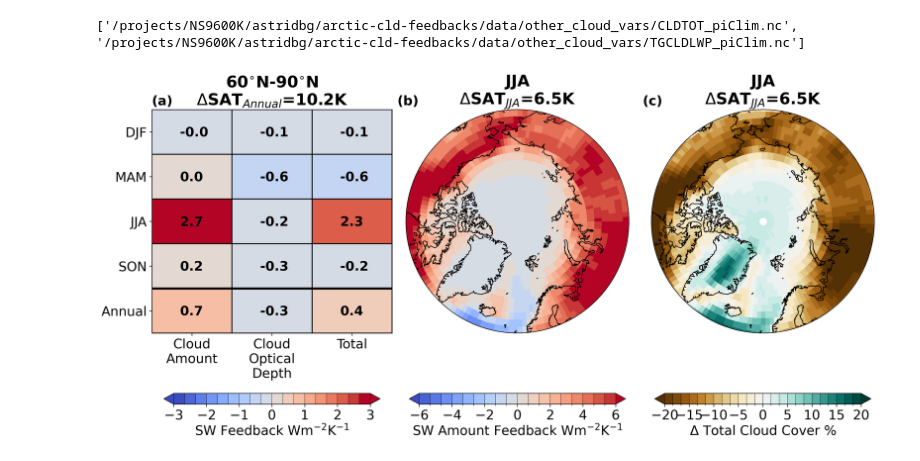
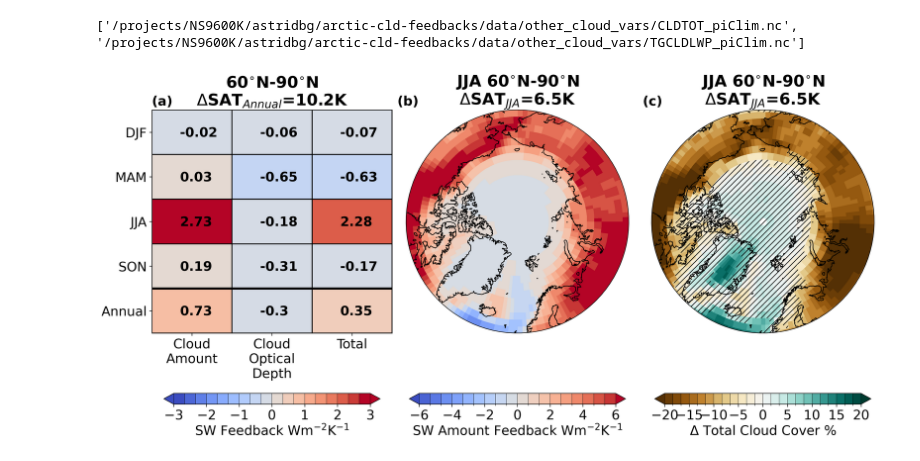
Before and after one commit to astridbg/arctic-cloud-feedbacks, a Jupyter notebook: Fig1_final.ipynb, the cells around one changed output. Drawn from its saved outputs; the diff is of its cells as text; code cells hidden in the pictures.

```diff
--- a/Fig1_final.ipynb
+++ b/Fig1_final.ipynb
@@ -101,8 +101,9 @@ print(cloud_files)
 cloud_ds = xr.open_mfdataset(cloud_files)
 
 cloud_slice = cloud_ds.sel(time=tslice)
-piClim_cloud = cloud_slice.groupby('time.month').mean('time')
-piClim_cloud = piClim_cloud.rename({'month':'time'})
+piClim_cloud = cloud_slice.groupby('time.season').mean('time')
+piClim_cloud_std = cloud_slice.groupby('time.season').std('time')
+piClim_cloud = piClim_cloud.rename({'season':'time'})
 # %% [output]
 ['/projects/NS9600K/astridbg/arctic-cld-feedbacks/data/other_cloud_vars/CLDTOT_piClim.nc', '/projects/NS9600K/astridbg/arctic-cld-feedbacks/data/other_cloud_vars/TGCLDLWP_piClim.nc']
 # %%
@@ -198,13 +198,11 @@ temp_t_avg = [] # for temperature
 
 feedbacks_seasons = feedbacks.groupby('time.season').mean('time')
 for season in seasons:
-    cloud_i = functions.computeSeasonalMean(ds_cloud.sel(period=period),season=season)
-    cloud_piClim_i = functions.computeSeasonalMean(piClim_cloud,season=season)
     dT_i = functions.computeSeasonalMean(ds_dT.sel(period=period),season=season)
 
     feedbacks_t_avg.append(feedbacks_seasons.sel(season=season).drop_vars('season'))
-    cloud_t_avg.append(cloud_i)
-    cloud_piClim_t_avg.append(cloud_piClim_i)
+    cloud_t_avg.append(ds_cloud.sel(time=season, period=period).drop_vars('time'))
+    cloud_piClim_t_avg.append(piClim_cloud.sel(time=season).drop_vars('time'))
     temp_t_avg.append(dT_i)
 feedbacks_t_avg.append(feedbacks.mean('time'))
 cloud_t_avg.append(ds_cloud.sel(period=period).mean('time'))
@@ -240,7 +238,6 @@ ax3 = fig.add_subplot(1, 3, 3, projection=ccrs.Orthographic(0, 90))
 co2_conc='4xCO2'
 ax = axs['(a)']
 d_SAT = temp_Arctic['tas'].sel(time='Annual',co2_conc=co2_conc).values
-ax.set_title('60$^{\circ}$N-90$^{\circ}$N'+'\n$\Delta$SAT$_{Annual}$='+str(np.round(d_SAT,1))+'K', fontsize=22,fontweight='bold')
 feedbacks_i = feedbacks_Arctic.sel(co2_conc=co2_conc).to_dataarray()
 X = np.arange(len(components))
 Y = np.arange(len(feedbacks_Arctic.time))
@@ -252,12 +249,10 @@ ax.set_yticks(np.arange(len(feedbacks_Arctic.time)))
 ax.set_yticklabels(feedbacks_Arctic.time.values, fontsize=18)
 for x in X:
     for y in Y:
-        ax.text(x-0.15, y+0.1, str(np.round(float(feedbacks_i[x][y]),1)), fontsize=18, fontweight='bold')
+        ax.text(x-0.15, y+0.1, str(np.round(float(feedbacks_i[x][y]),2)), fontsize=18, fontweight='bold')
 ax.invert_yaxis()
+ax.set_title('60$^{\circ}$N-90$^{\circ}$N'+'\n$\Delta$SAT$_{Annual}$='+str(np.round(d_SAT,1))+'K', fontsize=22,fontweight='bold')
 
-#cax,kw = mpl.colorbar.make_axes(ax)
-#cb = plt.colorbar(cmap, cax=cax, **kw, ticks=[-3,-2,-1,0,1,2,3],drawedges=True,extend='both')
-#cb = plt.colorbar(map, cax=cax, location='bottom', ticks=[-3,-2,-1,0,1,2,3], drawedges=True,extend='both')
 cb = fig.colorbar(cmap, ax=ax, location='bottom', ticks=[-3,-2,-1,0,1,2,3], drawedges=True,extend='both',shrink=0.9)
 
 cb.set_label(label='SW Feedback Wm$^{-2}$K$^{-1}$',fontsize=18)
@@ -272,52 +267,41 @@ for ax,co2_conc in zip([ax2], ['4xCO2']):
                                         cmap='coolwarm', levels=levels,
                                         add_colorbar=False)
     d_SAT_JJA = temp_Arctic['tas'].sel(time='JJA',co2_conc=co2_conc).values
-    ax.set_title('JJA'+'\n$\Delta$SAT$_{JJA}$='+str(np.round(d_SAT_JJA,1))+'K', fontsize=22,fontweight='bold')
+    ax.set_title('JJA 60$^{\circ}$N-90$^{\circ}$N'+'\n$\Delta$SAT$_{JJA}$='+str(np.round(d_SAT_JJA,1))+'K', fontsize=22,fontweight='bold')
 
-    #gl = ax.gridlines(draw_labels=True,linewidth=2,color='black')
-    #gl.xlocator = mticker.FixedLocator([])
-    #gl.ylocator = mticker.FixedLocator([60])
     ax.coastlines()
 
-#cax,kw = mpl.colorbar.make_axes([ax for ax in [ax2]])
-#cb = plt.colorbar(map, cax=cax, **kw, ticks=[-6,-4,-2,0,2,4,6],drawedges=True)
-#cb = plt.colorbar(map, cax=cax, location='bottom', ticks=[-6,-4,-2,0,2,4,6], drawedges=True)
 cb = fig.colorbar(map, ax=ax, location='bottom', ticks=[-6,-4,-2,0,2,4,6], drawedges=True,shrink=0.9)
 
 cb.set_label(label='SW Amount Feedback Wm$^{-2}$K$^{-1}$',fontsize=18)
 cb.ax.tick_params(labelsize=18)
 
 # Row 3: spatial distribution of cloud cover change
 levels=np.linspace(-20,20,25)
-#levels=np.linspace(-3,3,25)
 for ax,co2_conc in zip([ax3], ['4xCO2']):
     functions.polarCentral_set_latlim([60,90], ax)
     data = cloud_t_avg['CLDTOT'].sel(time='JJA',co2_conc=co2_conc) - cloud_piClim_t_avg['CLDTOT'].sel(time='JJA') # Get cloud fraction change from pre-industrial climate
     data = data*100 # Convert cloud fraction to percentage
     map = data.plot.pcolormesh(ax=ax, transform=ccrs.PlateCarree(),
                                         cmap='BrBG',levels=levels,
                                         add_colorbar=False)
     d_SAT_JJA = temp_Arctic['tas'].sel(time='JJA',co2_conc=co2_conc).values
-    ax.set_title('JJA'+'\n$\Delta$SAT$_{JJA}$='+str(np.round(d_SAT_JJA,1))+'K', fontsize=22,fontweight='bold')
-
-    #gl = ax.gridlines(draw_labels=True,linewidth=2,color='black')
-    #gl.xlocator = mticker.FixedLocator([])
-    #gl.ylocator = mticker.FixedLocator([60])
+    ax.set_title('JJA 60$^{\circ}$N-90$^{\circ}$N'+'\n$\Delta$SAT$_{JJA}$='+str(np.round(d_SAT_JJA,1))+'K', fontsize=22,fontweight='bold')
     ax.coastlines()
-#cax,kw = mpl.colorbar.make_axes([ax for ax in [ax3]])
-#cb = plt.colorbar(map, cax=cax, **kw,ticks=[-20,-15,-10,-5,0,5,10,15,20], drawedges=True)
-#cb = plt.colorbar(map, cax=cax, orientation='horizontal', ticks=[-20,-15,-10,-5,0,5,10,15,20], drawedges=True)
+    hatch_density=3
+    hatch_style='/'
+    insignificant_data = xr_add_cyclic_point(np.abs(data) < piClim_cloud_std['CLDTOT'].sel(season='JJA')*100)
+    hatch = ax.contourf(insignificant_data.lon, insignificant_data.lat, insignificant_data, transform=ccrs.PlateCarree(), colors='none', levels=[.5,1.5], hatches=[hatch_density*hatch_style, hatch_density*hatch_style])
 cb = fig.colorbar(map, ax=ax, location='bottom', ticks=[-20,-15,-10,-5,0,5,10,15,20], drawedges=True,shrink=0.9)
-#cb = fig.colorbar(map, ax=ax, location='bottom', ticks=[-3,-2,-1,0,1,2,3], drawedges=True,shrink=0.9)
 
 cb.set_label(label='$\Delta$ Total Cloud Cover %',fontsize=18)
 cb.ax.tick_params(labelsize=18)
 
 # Label subplots
 for label, ax in axs.items():
     ax.set_title(label, loc='left', fontsize=18,fontweight='bold')
 
 #fig.savefig('/nird/datapeak/NS9600K/astridbg/arctic-cld-feedbacks/arctic-cloud-feedbacks/article_figs/Fig1.png')
 #fig.savefig('/nird/datapeak/NS9600K/astridbg/arctic-cld-feedbacks/arctic-cloud-feedbacks/article_figs/Fig1.pdf')
 # %% [output]
-[figure, old version]
+[figure, new version]
```
Also changed, not shown: parts of 3 cells of this notebook, 3 other files.
